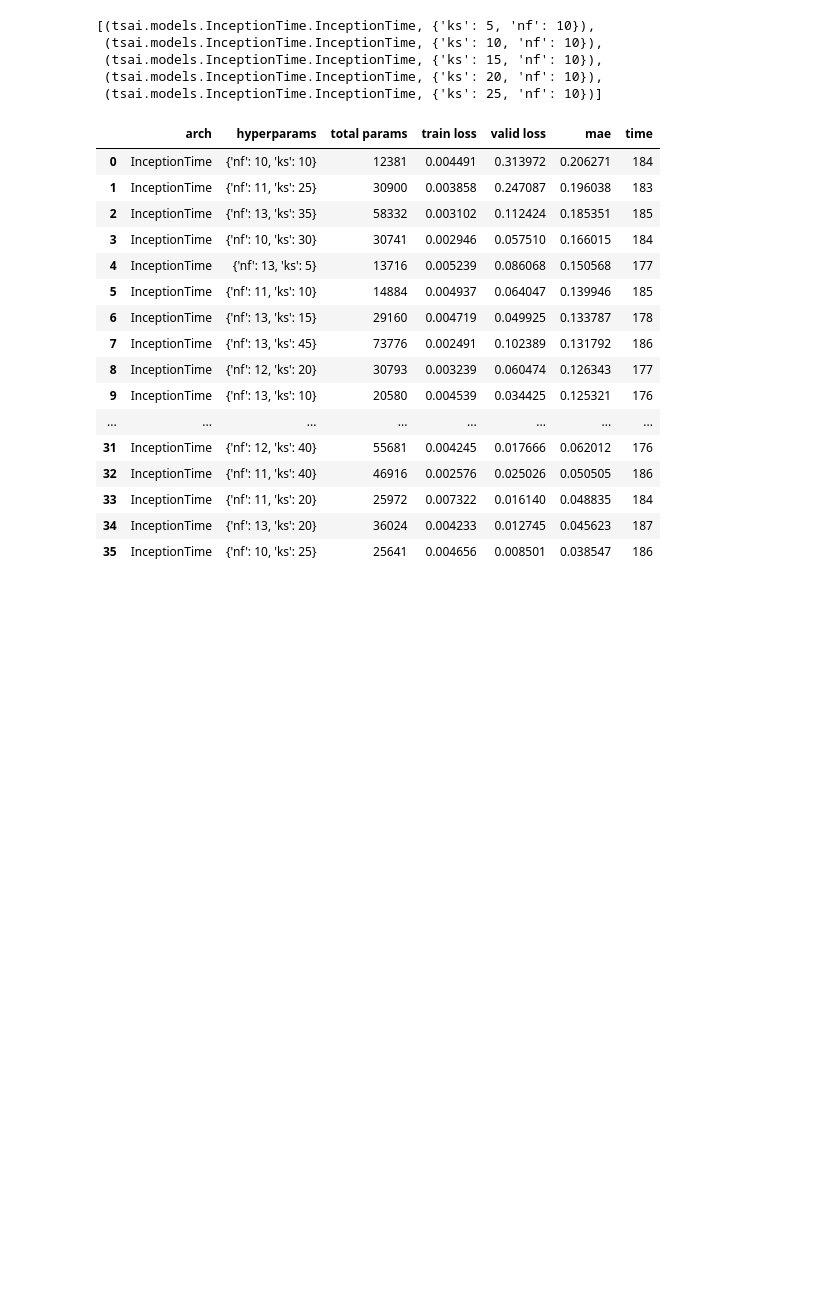
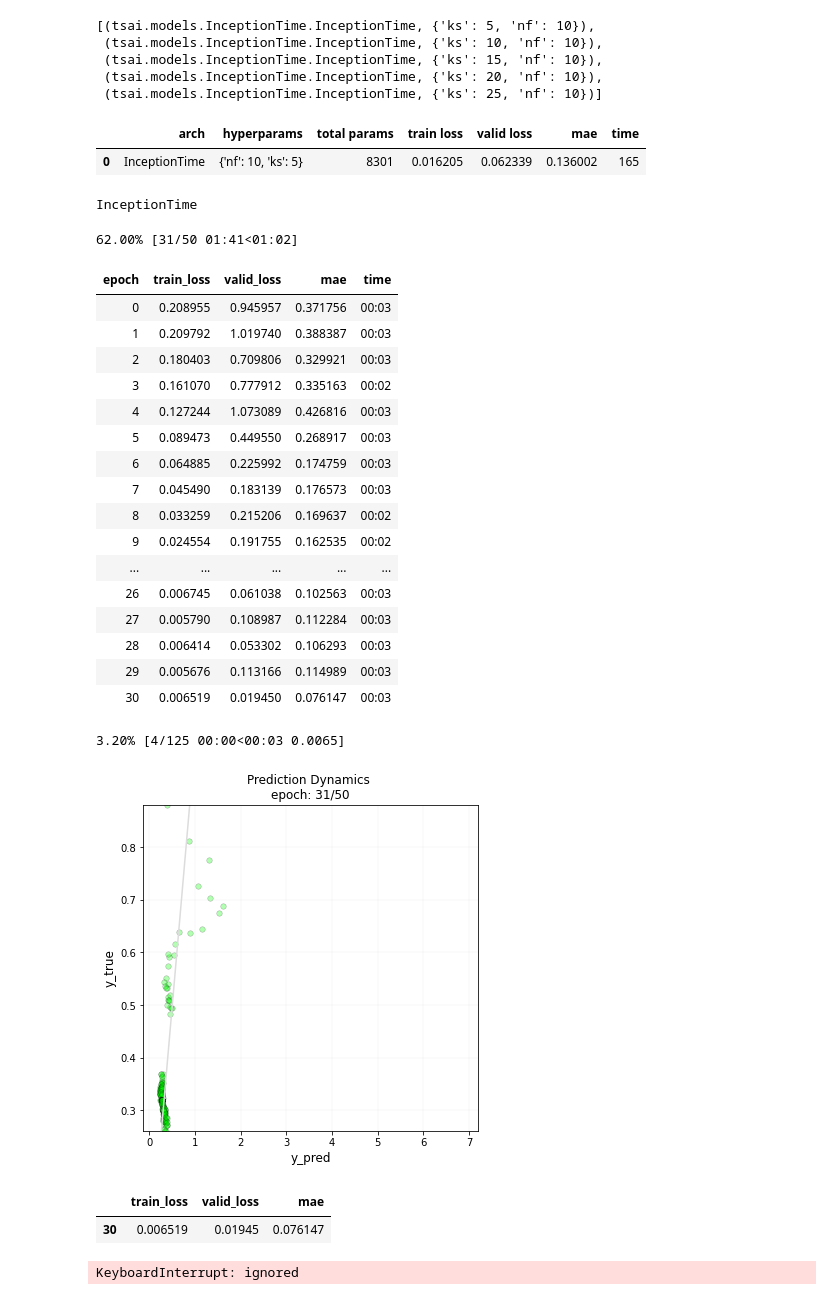
Before and after one commit to Lion-Mod/My-electrophoresis-sense-is-tingling, a Jupyter notebook: sensor_prediction.ipynb, the cells around one changed output. Drawn from its saved outputs; the diff is of its cells as text; code cells hidden in the pictures; blank space fills up the shorter version.

```diff
--- a/sensor_prediction.ipynb
+++ b/sensor_prediction.ipynb
@@ -312,5 +295,5 @@ X[0:2], y[0:2] # Two examples of windows, notice Xs consist of multiple arrays a
         [[0.29038382, 0.27945802, 0.28892702, 0.29961005, 0.2963323 ,
           0.2741165 ]]]), array([0.2741165, 0.2799436]))
 # %%
-splits = get_splits(y, valid_size = .2, random_state = 23, shuffle = False) # Split
+splits = get_splits(y, valid_size = .3, random_state = 23, shuffle = False) # Split
 # %% [output]
@@ -318,5 +301,3 @@ splits = get_splits(y, valid_size = .2, random_state = 23, shuffle = False) # Sp
 # %%
 tfms  = [None, TSForecasting()]
 dls = get_ts_dls(X, y, tfms = tfms, splits = splits, bs = 4, shuffle_train = True, device = default_device(use_cuda = True), inplace = True)
-# %%
-learn = ts_learner(dls, InceptionTime, metrics = mae, device = default_device(use_cuda = True))
@@ -343,47 +326,56 @@ for i, (arch, k) in enumerate(archs):
 
     # Initialise the model
     model = create_model(arch, dls = dls, **k)
     print(model.__class__.__name__)
 
     # Create the fastai/tsai learner
-    learn = Learner(dls, model,  metrics = mae, cbs = TrackerCallback(monitor = "mae"))
+    learn = Learner(dls, model,  metrics = mae, cbs = TrackerCallback(monitor = "mae"), loss_func = loss_func)
 
     # Initialise the start time
     start = time.time()
 
     # Fit for
     # - 50 epochs
     # - 1e-5 learning rate
     # - 0.01 weight decay
     # - Print the actual vs predicted graph using PredictionDynamics callback after each epoch
     learn.fit_one_cycle(50, 1e-5, cbs = [PredictionDynamics], wd = 0.01)
 
     # Calculate and store time taken
     elapsed = time.time() - start
 
     # Take the results and store them in the results dataframe
     vals = learn.recorder.values[-1]
     results.loc[i] = [arch.__name__, k, total_params(model)[0], vals[0], vals[1], vals[2], int(elapsed)]
 
     # Sort the results by mae and display the current results
     results.sort_values(by = 'mae', ascending = False, ignore_index = True, inplace = True)
     clear_output()
     display(results)
 # %% [output]
 |  | arch | hyperparams | total params | train loss | valid loss | mae | time |
-| 0 | InceptionTime | {'nf': 10, 'ks': 10} | 12381 | 0.004491 | 0.313972 | 0.206271 | 184 |
-| 1 | InceptionTime | {'nf': 11, 'ks': 25} | 30900 | 0.003858 | 0.247087 | 0.196038 | 183 |
-| 2 | InceptionTime | {'nf': 13, 'ks': 35} | 58332 | 0.003102 | 0.112424 | 0.185351 | 185 |
-| 3 | InceptionTime | {'nf': 10, 'ks': 30} | 30741 | 0.002946 | 0.057510 | 0.166015 | 184 |
-| 4 | InceptionTime | {'nf': 13, 'ks': 5} | 13716 | 0.005239 | 0.086068 | 0.150568 | 177 |
-| 5 | InceptionTime | {'nf': 11, 'ks': 10} | 14884 | 0.004937 | 0.064047 | 0.139946 | 185 |
-| 6 | InceptionTime | {'nf': 13, 'ks': 15} | 29160 | 0.004719 | 0.049925 | 0.133787 | 178 |
-| 7 | InceptionTime | {'nf': 13, 'ks': 45} | 73776 | 0.002491 | 0.102389 | 0.131792 | 186 |
-| 8 | InceptionTime | {'nf': 12, 'ks': 20} | 30793 | 0.003239 | 0.060474 | 0.126343 | 177 |
-| 9 | InceptionTime | {'nf': 13, 'ks': 10} | 20580 | 0.004539 | 0.034425 | 0.125321 | 176 |
-| ... | ... | ... | ... | ... | ... | ... | ... |
-| 31 | InceptionTime | {'nf': 12, 'ks': 40} | 55681 | 0.004245 | 0.017666 | 0.062012 | 176 |
-| 32 | InceptionTime | {'nf': 11, 'ks': 40} | 46916 | 0.002576 | 0.025026 | 0.050505 | 186 |
-| 33 | InceptionTime | {'nf': 11, 'ks': 20} | 25972 | 0.007322 | 0.016140 | 0.048835 | 184 |
-| 34 | InceptionTime | {'nf': 13, 'ks': 20} | 36024 | 0.004233 | 0.012745 | 0.045623 | 187 |
-| 35 | InceptionTime | {'nf': 10, 'ks': 25} | 25641 | 0.004656 | 0.008501 | 0.038547 | 186 |
+| 0 | InceptionTime | {'nf': 10, 'ks': 5} | 8301 | 0.016205 | 0.062339 | 0.136002 | 165 |
+InceptionTime
+62.00% [31/50 01:41<01:02]
+| epoch | train_loss | valid_loss | mae | time |
+| 0 | 0.208955 | 0.945957 | 0.371756 | 00:03 |
+| 1 | 0.209792 | 1.019740 | 0.388387 | 00:03 |
+| 2 | 0.180403 | 0.709806 | 0.329921 | 00:03 |
+| 3 | 0.161070 | 0.777912 | 0.335163 | 00:02 |
+| 4 | 0.127244 | 1.073089 | 0.426816 | 00:03 |
+| 5 | 0.089473 | 0.449550 | 0.268917 | 00:03 |
+| 6 | 0.064885 | 0.225992 | 0.174759 | 00:03 |
+| 7 | 0.045490 | 0.183139 | 0.176573 | 00:03 |
+| 8 | 0.033259 | 0.215206 | 0.169637 | 00:02 |
+| 9 | 0.024554 | 0.191755 | 0.162535 | 00:02 |
+| ... | ... | ... | ... | ... |
+| 26 | 0.006745 | 0.061038 | 0.102563 | 00:03 |
+| 27 | 0.005790 | 0.108987 | 0.112284 | 00:03 |
+| 28 | 0.006414 | 0.053302 | 0.106293 | 00:03 |
+| 29 | 0.005676 | 0.113166 | 0.114989 | 00:03 |
+| 30 | 0.006519 | 0.019450 | 0.076147 | 00:03 |
+3.20% [4/125 00:00<00:03 0.0065]
+[figure, added]
+|  | train_loss | valid_loss | mae |
+| 30 | 0.006519 | 0.01945 | 0.076147 |
+KeyboardInterrupt: ignored
```
Also changed, not shown: parts of 11 cells of this notebook.
